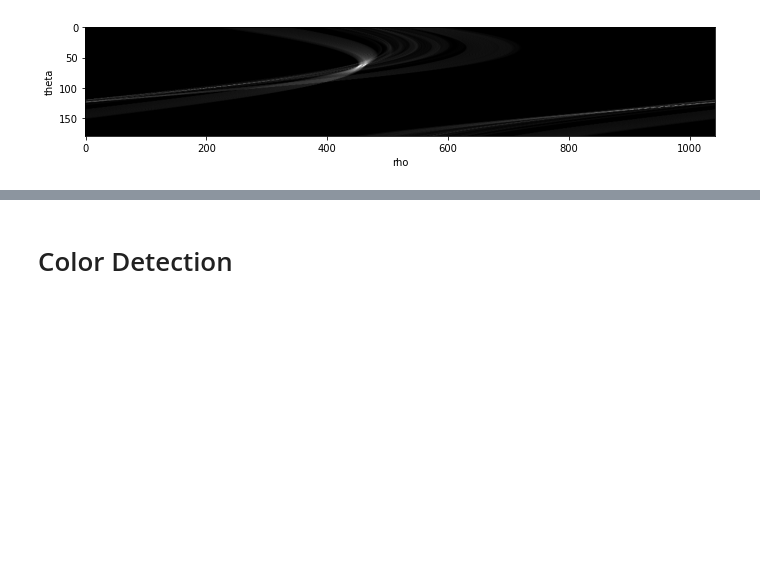
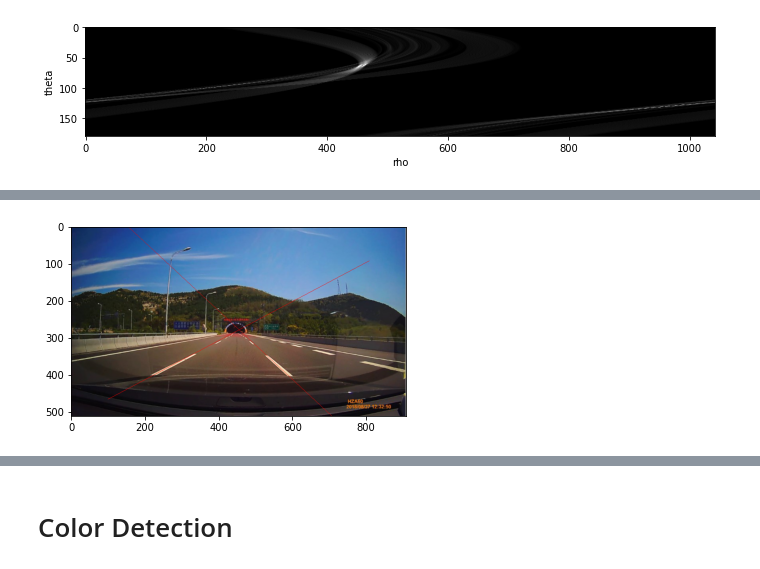
Before and after one commit to Beepbloop/lane_detection, a Jupyter notebook: EntireProcess.ipynb, the cells around one changed output, grey strips where cells are left out. Cells and saved outputs as stored; diff of their text form; code cells hidden in the pictures; blank space fills up the shorter version.

```diff
--- a/EntireProcess.ipynb
+++ b/EntireProcess.ipynb
@@ -391,0 +364,34 @@ Negative slope = 0.8385714285714285, y-intercept = -61.85714285714285
+# %%
+# Compute Average Lines
+averaged_lines_img = orig_img.copy()
+
+total_m = 0
+total_b = 0
+for coeff in pos_lines:
+    total_m += coeff[0]
+    total_b += coeff[1]
+
+pos_m = total_m / len(pos_lines)
+pos_b = total_b / len(pos_lines)
+
+total_m = 0
+total_b = 0
+for coeff in neg_lines:
+    total_m += coeff[0]
+    total_b += coeff[1]
+
+neg_m = total_m / len(neg_lines)
+neg_b = total_b / len(neg_lines)
+
+y1 = pos_m * 100 + pos_b
+y2 = pos_m * (w - 100) + pos_b
+cv.line(averaged_lines_img, (100, int(y1)), (w - 100, int(y2)), (255,0,0))
+
+y1 = neg_m * 100 + neg_b
+y2 = neg_m * (w - 100) + neg_b
+cv.line(averaged_lines_img, (100, int(y1)), (w - 100, int(y2)), (255,0,0))
+
+fig = plt.imshow(averaged_lines_img)
+plt.show()
+# %% [output]
+[figure, added]
```
Also changed, not shown: parts of 14 cells of this notebook.
